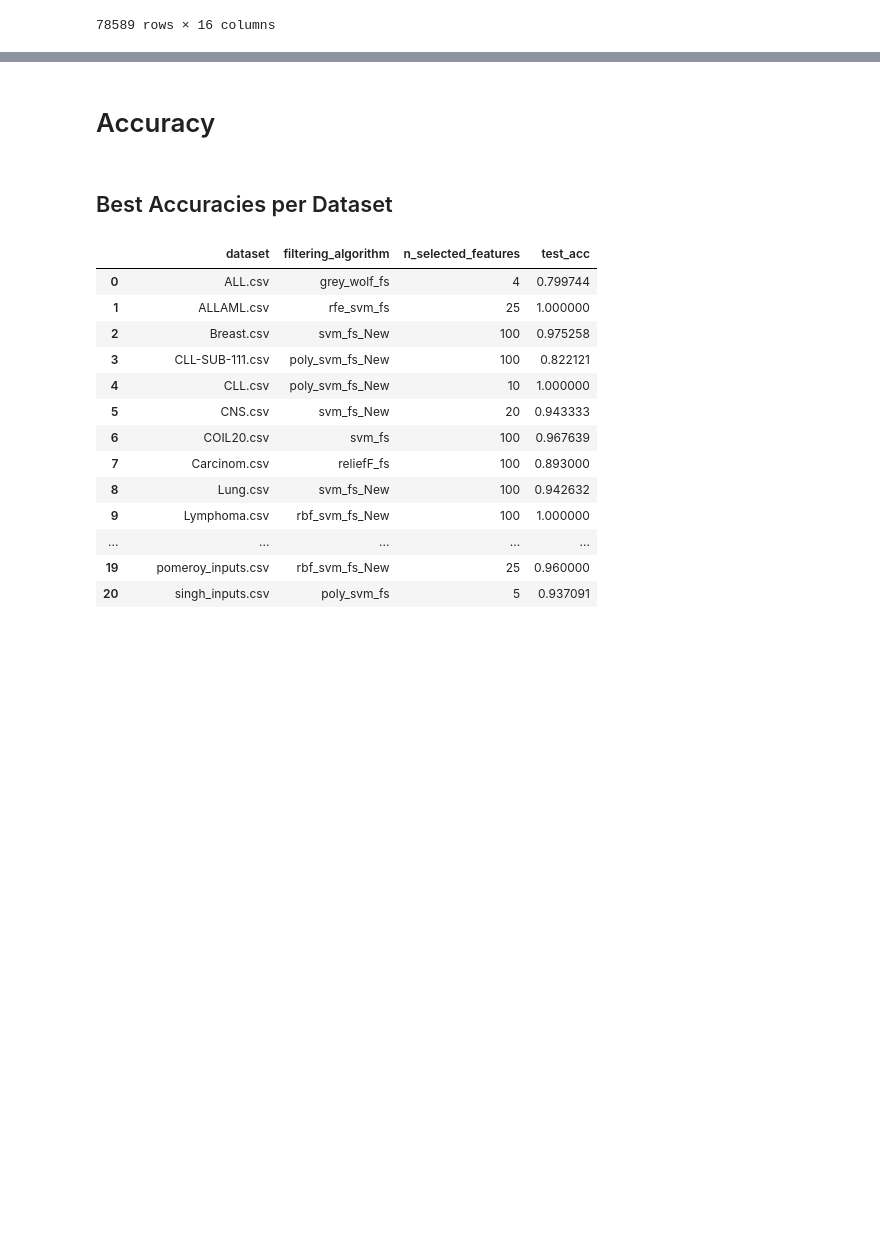
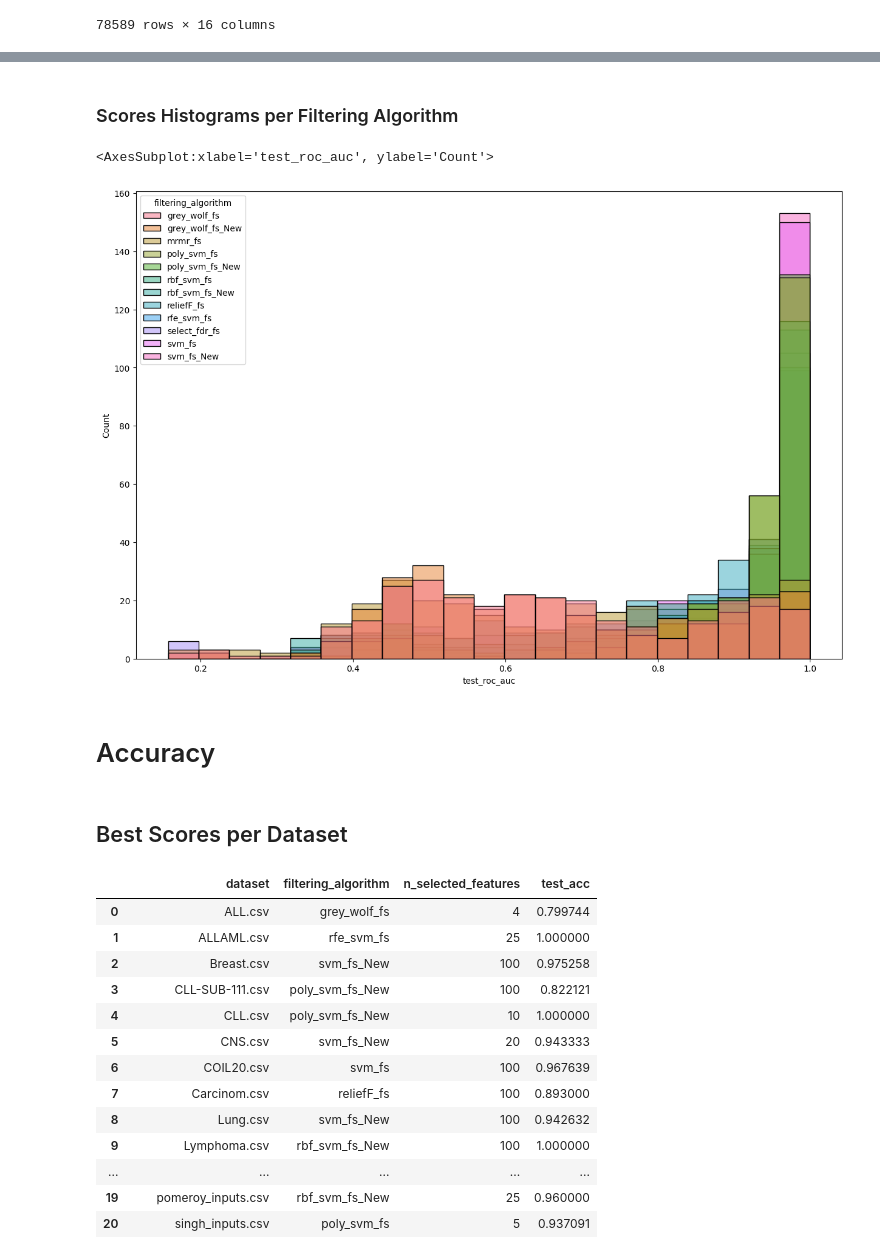
Before and after one commit to TzviLederer/feature-selection, a Jupyter notebook: analyze_results.ipynb, the cells around one changed output, grey strips where cells are left out. Cells and saved outputs as stored; diff of their text form; code cells hidden in the pictures; blank space fills up the shorter version.

```diff
--- a/analyze_results.ipynb
+++ b/analyze_results.ipynb
@@ -22,0 +29,11 @@ df
+# %%
+metric_col = 'test_roc_auc'
+
+mean_df = df[~df['filtering_algorithm'].str.endswith('_Aug')].groupby(['dataset', 'filtering_algorithm', 'n_selected_features']).mean()[metric_col].reset_index()
+
+max_df = mean_df.groupby('dataset').max()[metric_col].reset_index()
+
+max_df = max_df.apply(
+    lambda row: mean_df[(mean_df['dataset'] == row['dataset']) & (mean_df[metric_col] == row[metric_col])].iloc[0],
+    axis=1)
+max_df
@@ -23,7 +85,15 @@ df
+# %% [markdown]
+### Scores Histograms per Filtering Algorithm
+# %%
+plt.figure(figsize=(15,10))
+sns.histplot(data=mean_df, x=metric_col, hue="filtering_algorithm")
+# %% [output]
+<AxesSubplot:xlabel='test_roc_auc', ylabel='Count'>
+[figure, added]
 # %% [markdown]
 # Accuracy
 # %% [markdown]
-## Best Accuracies per Dataset
+## Best Scores per Dataset
 # %%
 metric_col = 'test_acc'
 
```
Also changed, not shown: parts of 33 cells of this notebook.
